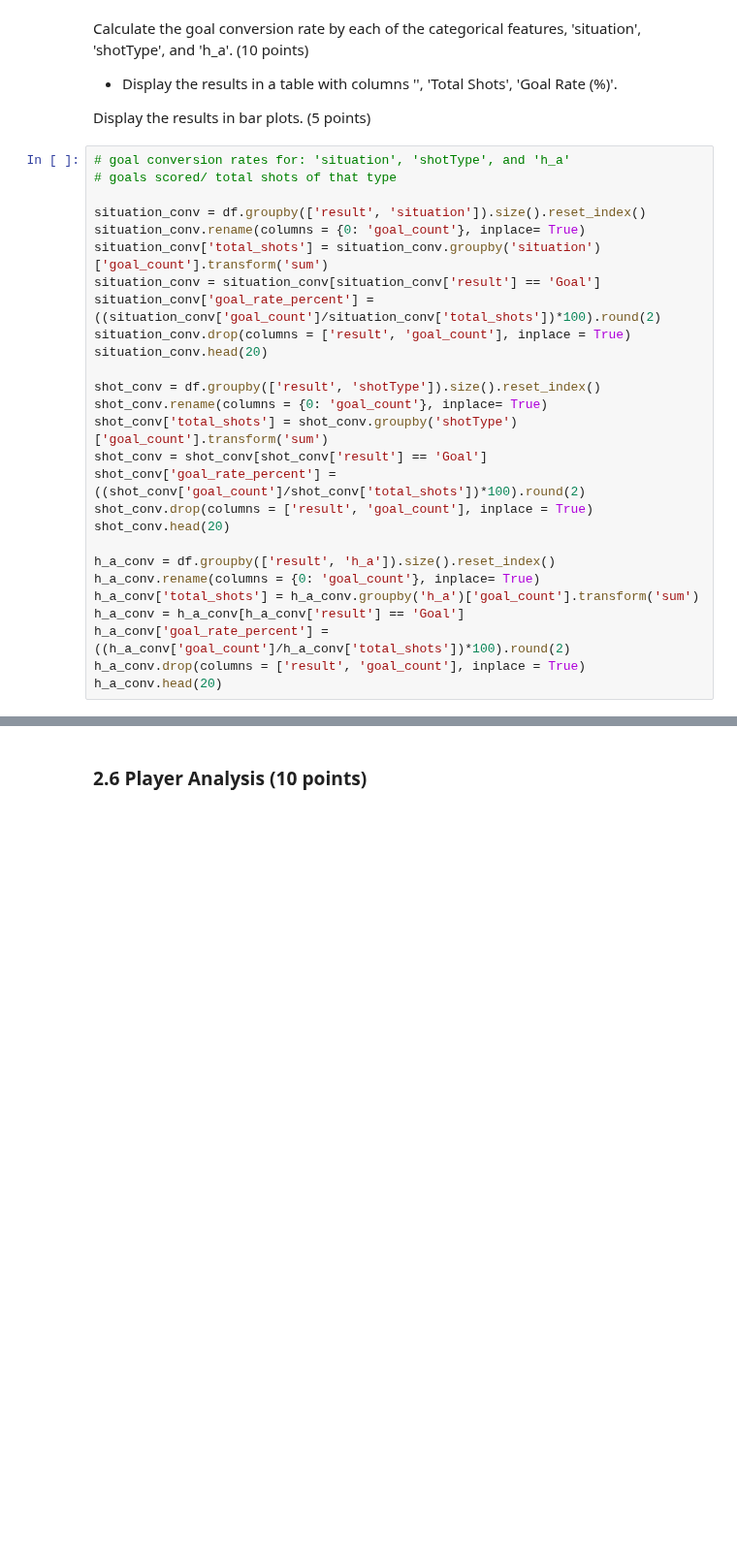
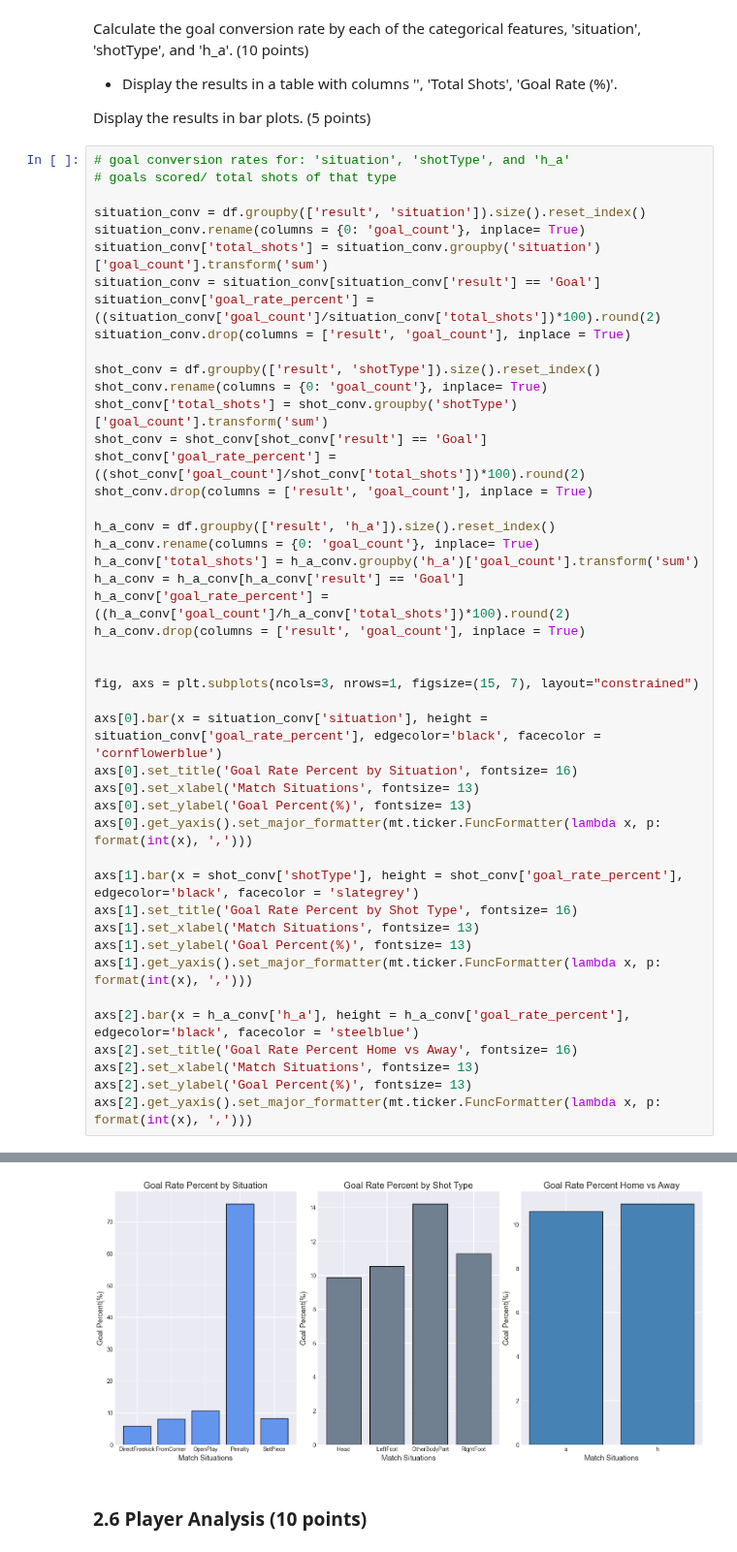
Before and after one commit to smgibson19/ds701_fa25_midterm_challenge_sports, a Jupyter notebook: LALIGA_Analysis_Challenge.ipynb, the cells around one changed output, grey strips where cells are left out. Shown at 97% size. Saved outputs shown, nothing was run; the diff lists cells and outputs as text; blank space fills up the shorter version.

Commit message:
2.8 visuals fixed axis

```diff
--- a/LALIGA_Analysis_Challenge.ipynb
+++ b/LALIGA_Analysis_Challenge.ipynb
@@ -510,7 +510,6 @@ situation_conv['total_shots'] = situation_conv.groupby('situation')['goal_count'
 situation_conv = situation_conv[situation_conv['result'] == 'Goal']
 situation_conv['goal_rate_percent'] = ((situation_conv['goal_count']/situation_conv['total_shots'])*100).round(2)
 situation_conv.drop(columns = ['result', 'goal_count'], inplace = True)
-situation_conv.head(20)
 
 shot_conv = df.groupby(['result', 'shotType']).size().reset_index()
 shot_conv.rename(columns = {0: 'goal_count'}, inplace= True)
@@ -518,7 +517,6 @@ shot_conv['total_shots'] = shot_conv.groupby('shotType')['goal_count'].transform
 shot_conv = shot_conv[shot_conv['result'] == 'Goal']
 shot_conv['goal_rate_percent'] = ((shot_conv['goal_count']/shot_conv['total_shots'])*100).round(2)
 shot_conv.drop(columns = ['result', 'goal_count'], inplace = True)
-shot_conv.head(20)
 
 h_a_conv = df.groupby(['result', 'h_a']).size().reset_index()
 h_a_conv.rename(columns = {0: 'goal_count'}, inplace= True)
@@ -526,5 +524,25 @@ h_a_conv['total_shots'] = h_a_conv.groupby('h_a')['goal_count'].transform('sum')
 h_a_conv = h_a_conv[h_a_conv['result'] == 'Goal']
 h_a_conv['goal_rate_percent'] = ((h_a_conv['goal_count']/h_a_conv['total_shots'])*100).round(2)
 h_a_conv.drop(columns = ['result', 'goal_count'], inplace = True)
-h_a_conv.head(20)
+
+
+fig, axs = plt.subplots(ncols=3, nrows=1, figsize=(15, 7), layout="constrained")
+
+axs[0].bar(x = situation_conv['situation'], height = situation_conv['goal_rate_percent'], edgecolor='black', facecolor = 'cornflowerblue')
+axs[0].set_title('Goal Rate Percent by Situation', fontsize= 16)
+axs[0].set_xlabel('Match Situations', fontsize= 13)
+axs[0].set_ylabel('Goal Percent(%)', fontsize= 13)
+axs[0].get_yaxis().set_major_formatter(mt.ticker.FuncFormatter(lambda x, p: format(int(x), ',')))
+
+axs[1].bar(x = shot_conv['shotType'], height = shot_conv['goal_rate_percent'], edgecolor='black', facecolor = 'slategrey')
+axs[1].set_title('Goal Rate Percent by Shot Type', fontsize= 16)
+axs[1].set_xlabel('Match Situations', fontsize= 13)
+axs[1].set_ylabel('Goal Percent(%)', fontsize= 13)
+axs[1].get_yaxis().set_major_formatter(mt.ticker.FuncFormatter(lambda x, p: format(int(x), ',')))
+
+axs[2].bar(x = h_a_conv['h_a'], height = h_a_conv['goal_rate_percent'], edgecolor='black', facecolor = 'steelblue')
+axs[2].set_title('Goal Rate Percent Home vs Away', fontsize= 16)
+axs[2].set_xlabel('Match Situations', fontsize= 13)
+axs[2].set_ylabel('Goal Percent(%)', fontsize= 13)
+axs[2].get_yaxis().set_major_formatter(mt.ticker.FuncFormatter(lambda x, p: format(int(x), ',')))
 # %% [output]
@@ -534,3 +549,4 @@ h_a_conv.head(20)
+[figure, added]
 # %% [markdown]
 ### 2.6 Player Analysis (10 points)
 # %% [markdown]
```
Also changed, not shown: parts of 1 cell of this notebook.
